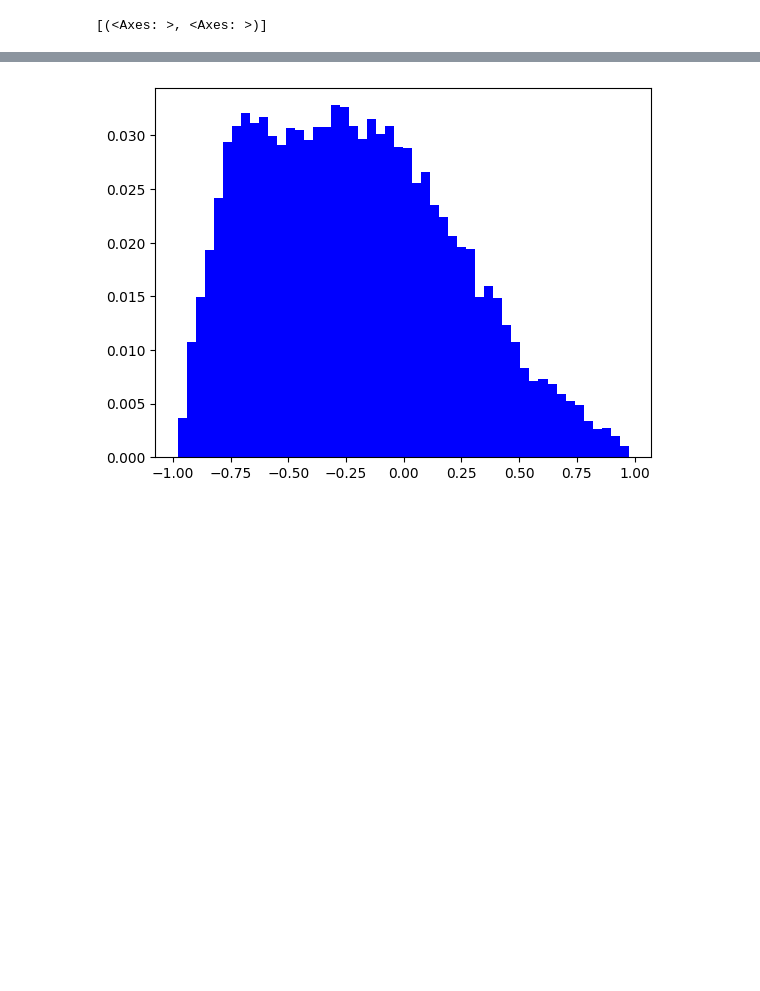
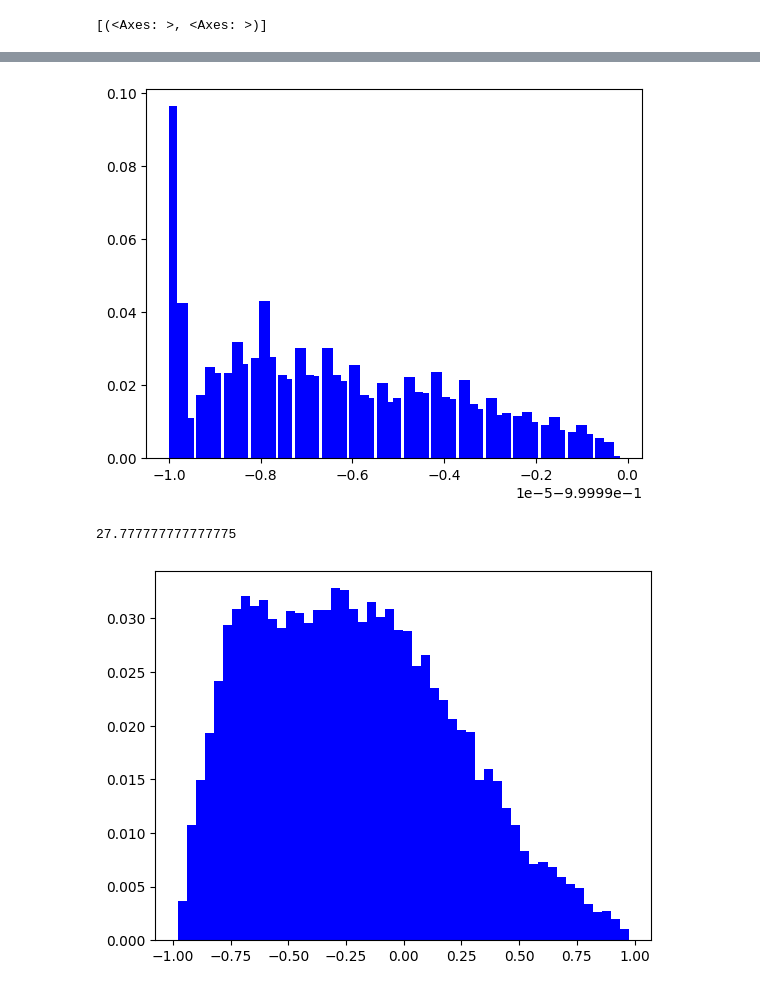
Before and after one commit to gevana/PhoCoLens, a Jupyter notebook: SVDeconv/test_weiner.ipynb, the cells around one changed output, grey strips where cells are left out. Drawn from its saved outputs; the diff is of its cells as text; code cells hidden in the pictures; blank space fills up the shorter version.

```diff
--- a/SVDeconv/test_weiner.ipynb
+++ b/SVDeconv/test_weiner.ipynb
@@ -139,3 +139,11 @@ _=plot_hist(source[0])
+# %%
+_=plot_hist(source[0])
+# %% [output]
+[figure, added]
+# %%
+2 * 20000 / 60 /24
+# %% [output]
+27.777777777777775
 # %%
 _=plot_hist(source[0])
 # %% [output]
```
Also changed, not shown: parts of 8 cells of this notebook, 3 other files.
